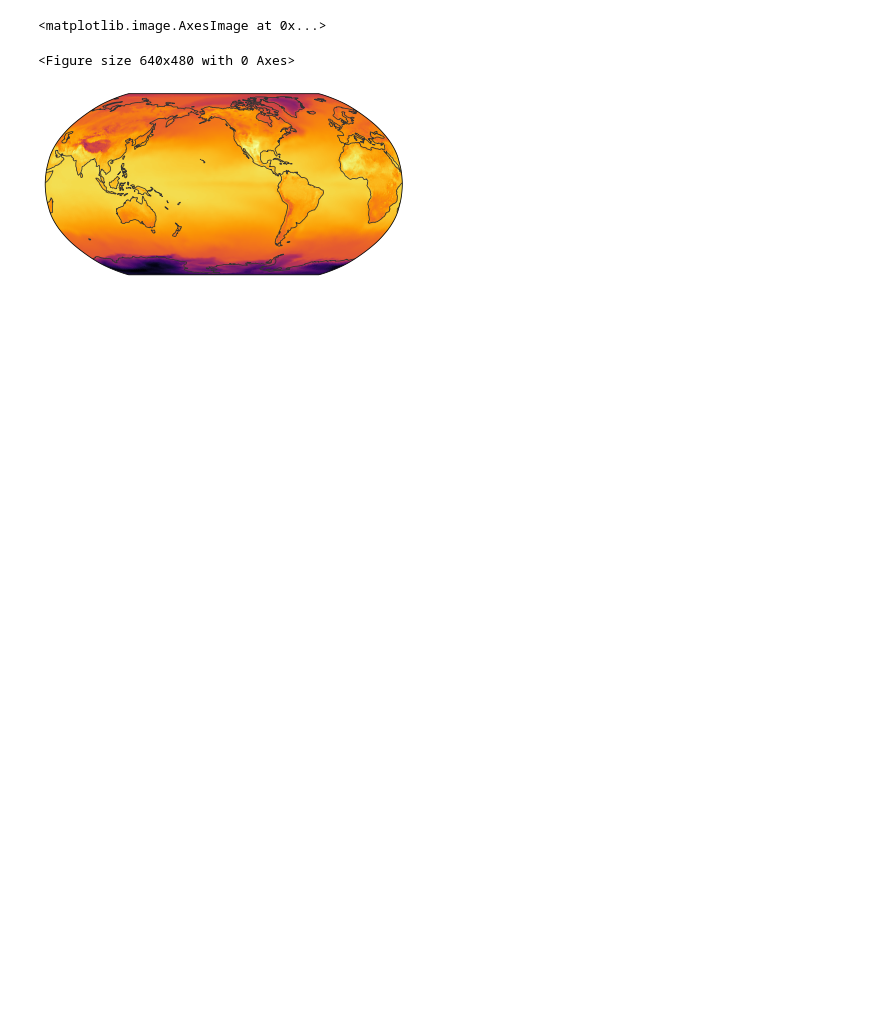
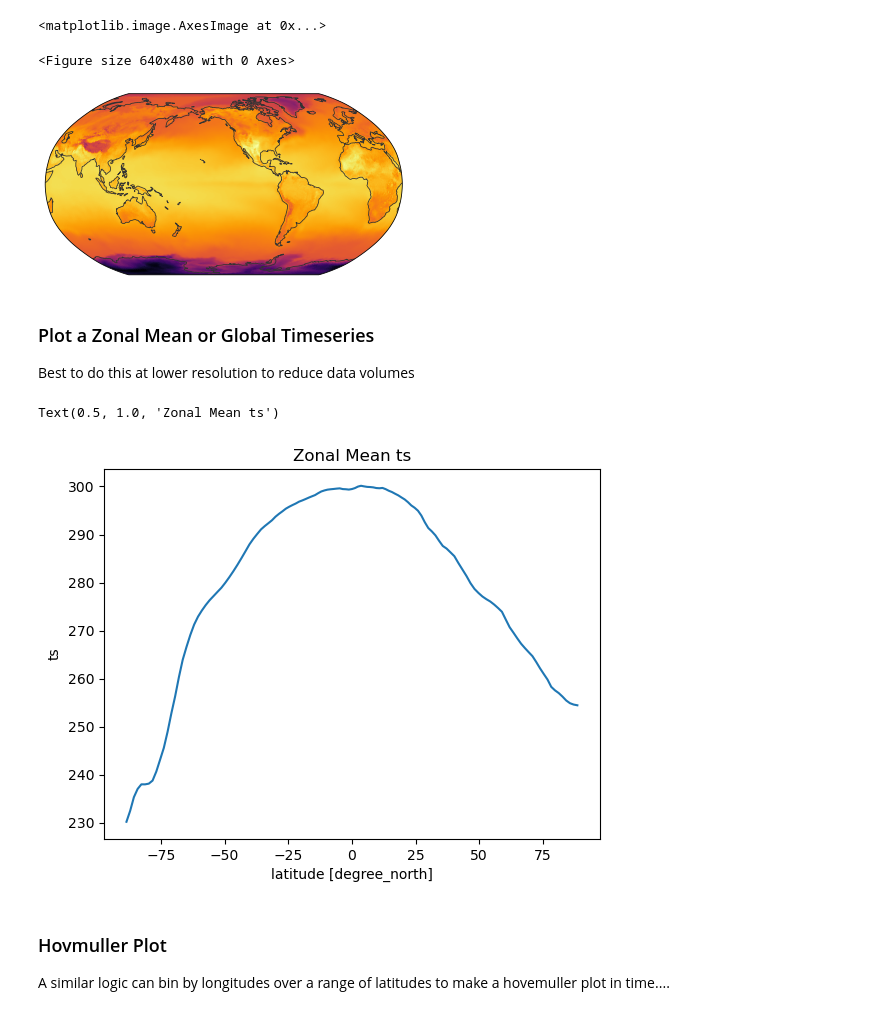
Before and after one commit to trackow/hk25-teams, a Jupyter notebook: hk25-tutorials/simple_plot.ipynb, the cells around one changed output. Saved outputs shown, nothing was run; the diff lists cells and outputs as text; code cells hidden in the pictures; blank space fills up the shorter version.

Commit message:
Slightly less simple plots and more verbose...
Updated Flo's script to make (a) more verbose in comments and (b) show some other plot types.

```diff
--- a/hk25-tutorials/simple_plot.ipynb
+++ b/hk25-tutorials/simple_plot.ipynb
@@ -54,3 +79,28 @@ egh.healpix_show(ds["ts"].sel(time="2020-05-10T00:00:00"), cmap="inferno", dpi=7
 <matplotlib.image.AxesImage at 0x...>
 <Figure size 640x480 with 0 Axes>
 [figure]
+# %% [markdown]
+### Plot a Zonal Mean or Global Timeseries
+
+Best to do this at lower resolution to reduce data volumes
+# %%
+ds = cat["online.icon_d3hp003"](zoom=5).to_dask()
+# This is necessary to know the latitude and longitude of each cell
+ds=ds.pipe(egh.attach_coords)
+
+var="ts"
+
+zm = (
+    ds[var]
+    .groupby("lat")
+    .mean()
+).compute()
+
+zm.mean(dim='time').plot()
+plt.title("Zonal Mean "+var)
+# %% [output]
+Text(0.5, 1.0, 'Zonal Mean ts')
+[figure, added]
+# %% [markdown]
+### Hovmuller Plot
+A similar logic can bin by longitudes over a range of latitudes to make a hovemuller plot in time....
```
Also changed, not shown: parts of 17 cells of this notebook.
